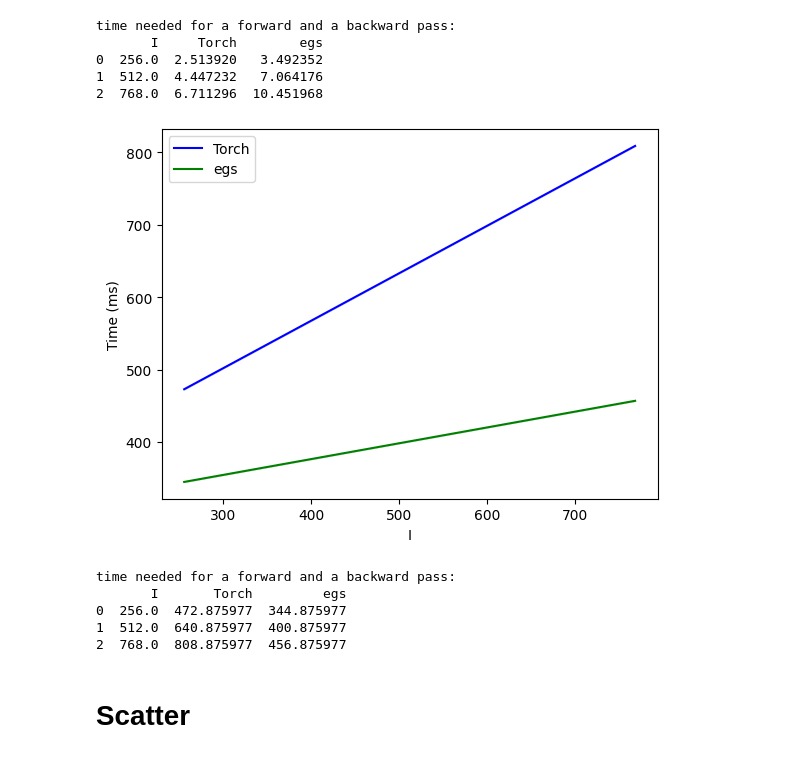
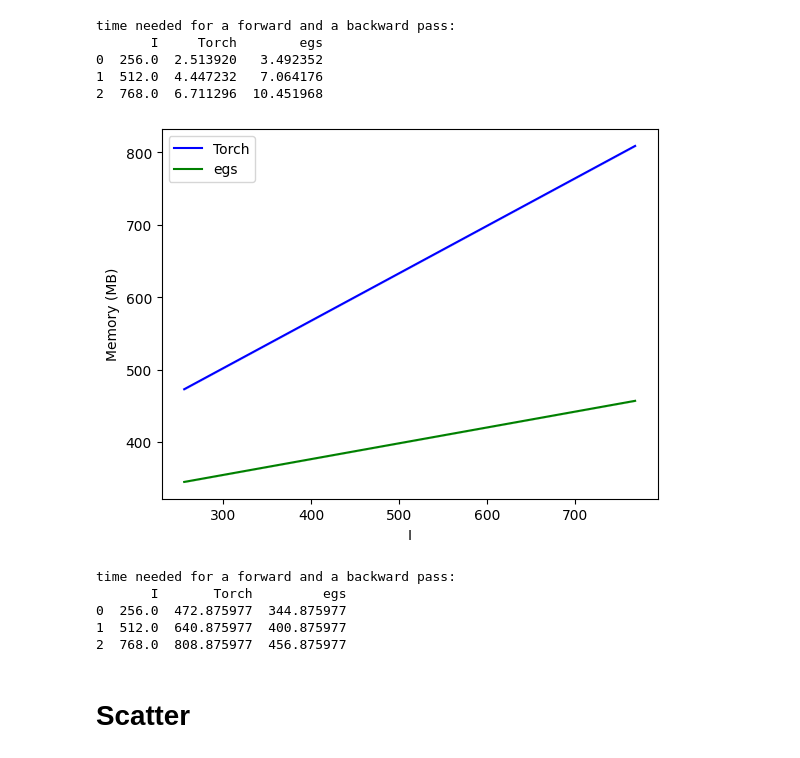
Before and after one commit to piotrpiekos/ExpertScatterGather, a Jupyter notebook: test_speed.ipynb, the cells around one changed output. Saved outputs shown, nothing was run; the diff lists cells and outputs as text; code cells hidden in the pictures.

```diff
--- a/test_speed.ipynb
+++ b/test_speed.ipynb
@@ -396,23 +399,23 @@ time needed for a forward and a backward pass:
 # %%
 configs = [
     triton.testing.Benchmark(
         x_names=["I"],
         x_vals=[256 * (i+1) for i in range(3)],
         line_arg="provider",
         line_vals=["torch", "egs"],
         line_names=["Torch", "egs"],
         styles=[ ("blue", "-"), ("green", "-")],
-        ylabel="Time (ms)",
+        ylabel="Memory (MB)",
         plot_name="time needed for a forward and a backward pass",
         args={
             "fp8_inputs": False,
             "B": B, "E":E, "J": J, "K": K, "T": T
             },
     )
 ]
 triton.testing.perf_report(configs)(gather_benchmark_memory).run(show_plots=True, print_data=True)
 # %% [output]
-[figure, old version]
+[figure, new version]
 time needed for a forward and a backward pass:
        I       Torch         egs
 0  256.0  472.875977  344.875977
```
Also changed, not shown: parts of 6 cells of this notebook, 12 other files.
